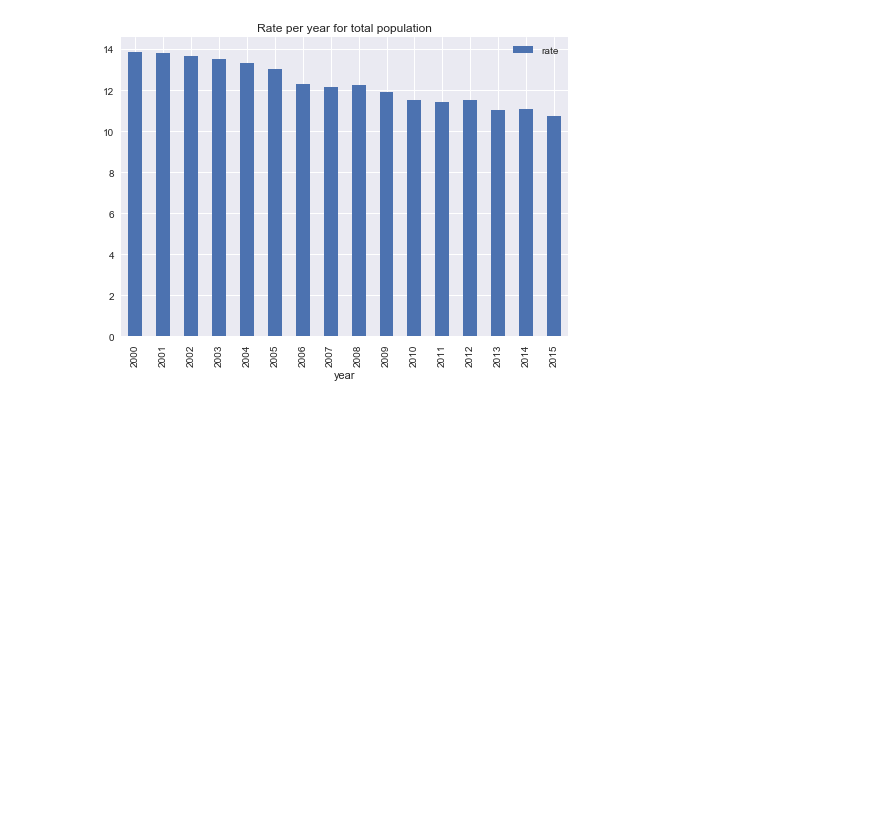
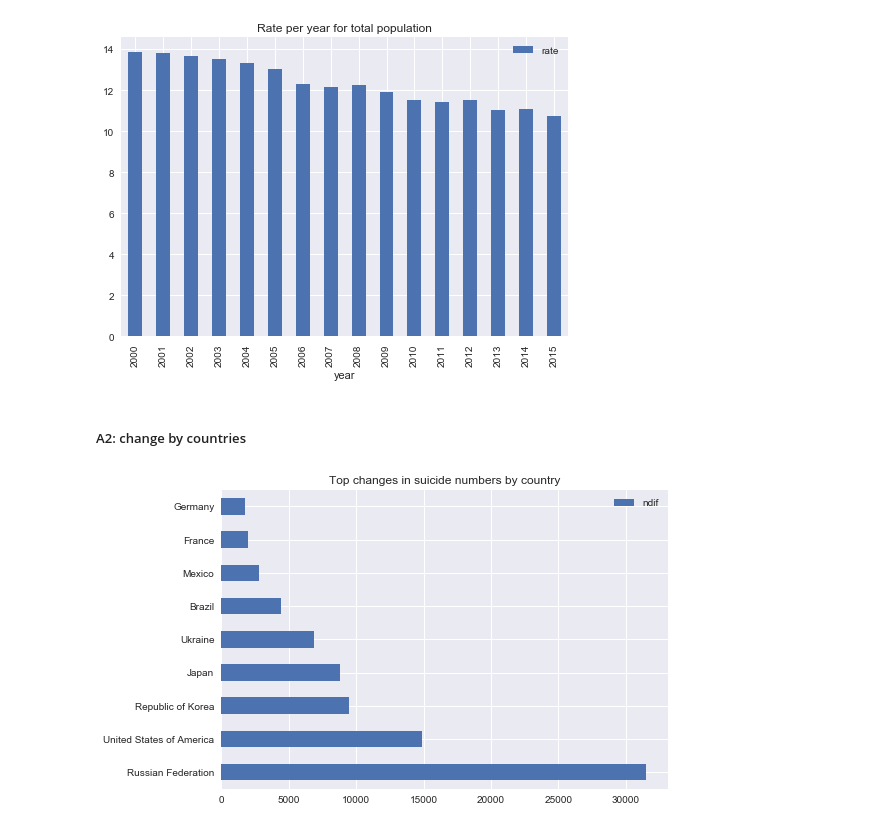
Before and after one commit to v2br/AI_study, a Jupyter notebook: preBootUnit4/suiside_review.ipynb, the cells around one changed output. Saved outputs shown, nothing was run; the diff lists cells and outputs as text; code cells hidden in the pictures; blank space fills up the shorter version.

```diff
--- a/preBootUnit4/suiside_review.ipynb
+++ b/preBootUnit4/suiside_review.ipynb
@@ -291,4 +300,6 @@ plt.show()
 # %% [output]
 <matplotlib.figure.Figure at 0x...>
 [figure]
+# %% [markdown]
+#####  A2: change by countries
 # %%
@@ -339 +363,13 @@ gcy=dfa.groupby(['country','year']).agg({'rate':sum})
+# %%
+# Difference in TOTAL number of cases !
+m_w_all_age = calc_change(dfa)
+dts=m_w_all_age.drop(['nmax', 'nmax_year', 'nmin', 'nmin_year', 'rdif' \
+    , 'rmax', 'rmax_year', 'rmin', 'rmin_year'], axis=1)
+dts.sort_values('ndif', inplace=True, ascending=False)
+dtsl=dts[0:9]
+dtsl.plot(kind='barh', title='Top changes in suicide numbers by country')
+plt.savefig("num_diff.png")
+plt.show()
+# %% [output]
+[figure, added]
 # %%
```
Also changed, not shown: parts of 49 cells of this notebook, 12 other files.
